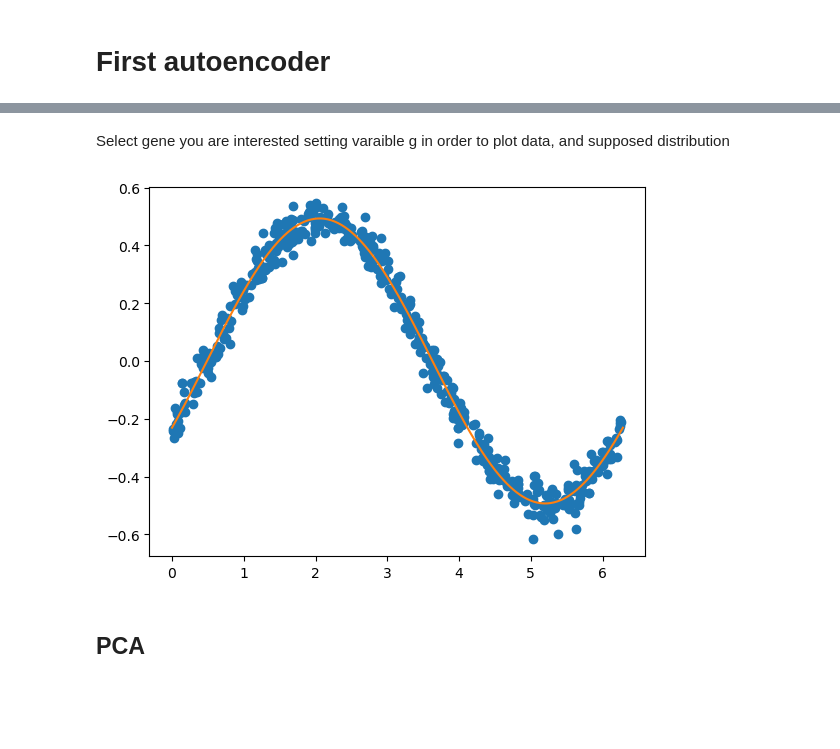
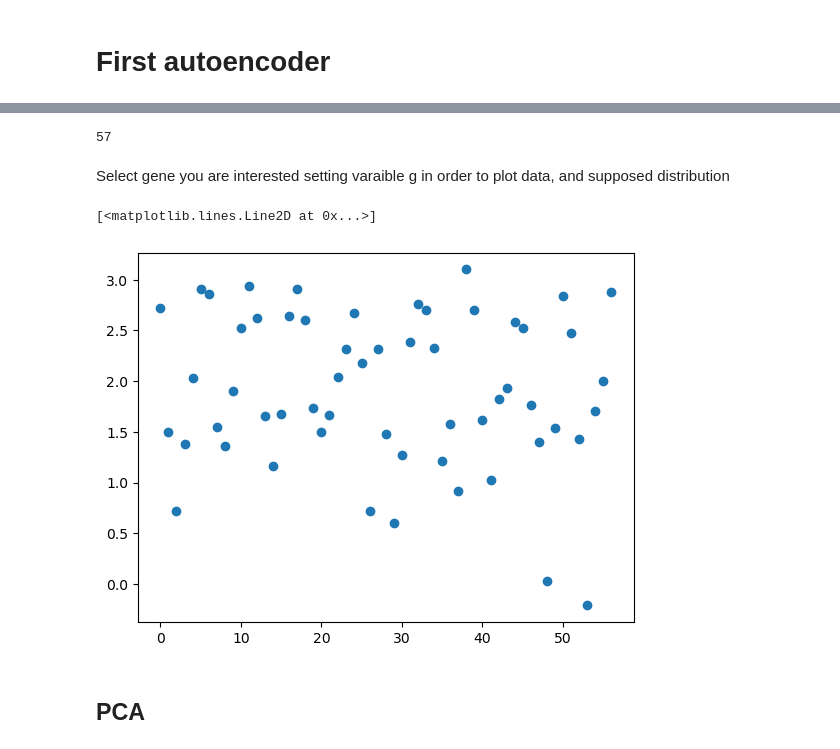
Before and after one commit to AndreaSalati/AE, a Jupyter notebook: first_network.ipynb, the cells around one changed output, grey strips where cells are left out. Drawn from its saved outputs; the diff is of its cells as text; code cells hidden in the pictures; blank space fills up the shorter version.

```diff
--- a/first_network.ipynb
+++ b/first_network.ipynb
@@ -32,17 +30,16 @@ DATA=DATA.float()
+# %%
+N_Genes=DATA.shape[0]
+N_Samples=DATA.shape[1]
+N_Samples
+# %% [output]
+57
 # %% [markdown]
 Select gene you are interested setting varaible g in order to plot data, and supposed distribution
-# %%
-g=0
-if g < N_PeriodicGenes:
-    a=alpha[g,:]
-    x=np.linspace(0,2*np.pi, 400)
-    def f(x):
-        return np.cos(x)*a[0]+ np.sin(x)*a[1]
-    plt.plot(true_phases, E[g,:].reshape((N_Samples,1)), 'o',x,f(x))
-else:
-    plt.plot(true_phases, E[g,:].reshape((N_Samples,1)), 'o')
-# %% [output]
-[figure, removed]
+# %%
+plt.plot(DATA[1,:], 'o')
+# %% [output]
+[<matplotlib.lines.Line2D at 0x...>]
+[figure, added]
 # %% [markdown]
 ## PCA
 # %%
```
Also changed, not shown: parts of 23 cells of this notebook.
